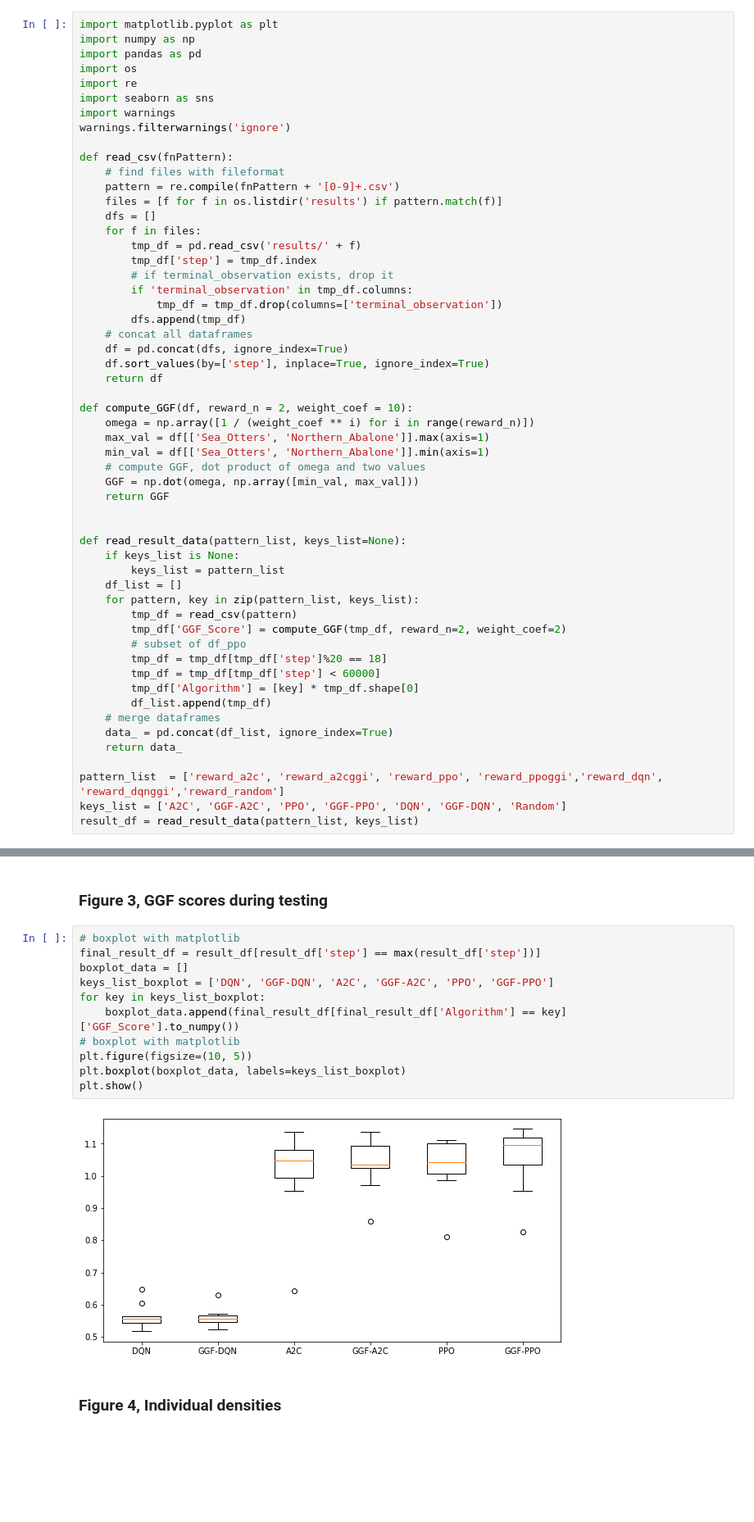
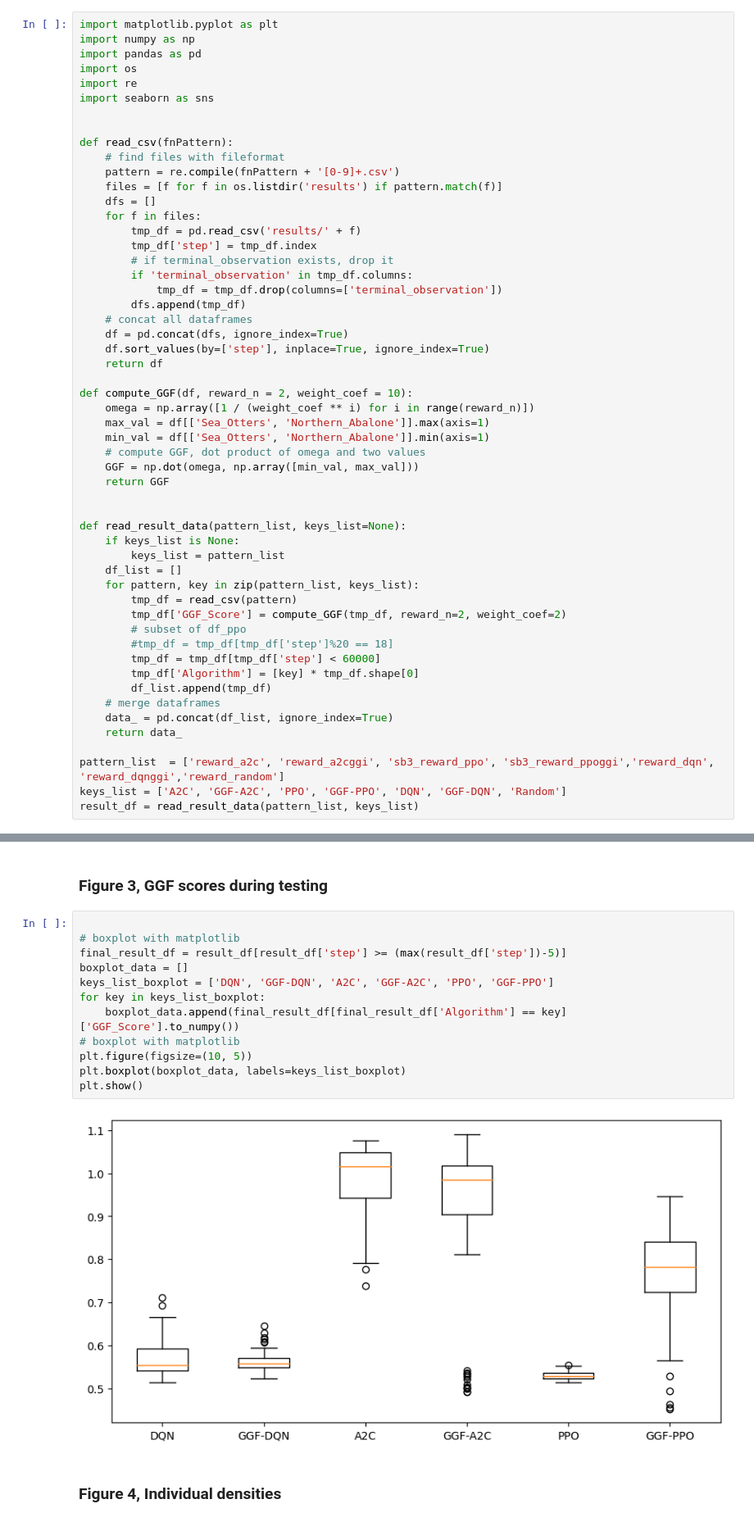
Before and after one commit to yan-dot-zhang/Fair-RL-project, a Jupyter notebook: AnalyzeResult.ipynb, the cells around one changed output, grey strips where cells are left out. Shown: that part at 82% size. Saved outputs shown, nothing was run; the diff lists cells and outputs as text; blank space fills up the shorter version.

```diff
--- a/AnalyzeResult.ipynb
+++ b/AnalyzeResult.ipynb
@@ -9,8 +9,7 @@ import pandas as pd
 import os
 import re
 import seaborn as sns
-import warnings
-warnings.filterwarnings('ignore')
+
 
 def read_csv(fnPattern):
     # find files with fileformat
@@ -46,7 +45,7 @@ def read_result_data(pattern_list, keys_list=None):
         tmp_df = read_csv(pattern)
         tmp_df['GGF_Score'] = compute_GGF(tmp_df, reward_n=2, weight_coef=2)
         # subset of df_ppo
-        tmp_df = tmp_df[tmp_df['step']%20 == 18]
+        #tmp_df = tmp_df[tmp_df['step']%20 == 18]
         tmp_df = tmp_df[tmp_df['step'] < 60000]
         tmp_df['Algorithm'] = [key] * tmp_df.shape[0]
         df_list.append(tmp_df)
@@ -54,7 +53,7 @@ def read_result_data(pattern_list, keys_list=None):
     data_ = pd.concat(df_list, ignore_index=True)
     return data_
 
-pattern_list  = ['reward_a2c', 'reward_a2cggi', 'reward_ppo', 'reward_ppoggi','reward_dqn', 'reward_dqnggi','reward_random']
+pattern_list  = ['reward_a2c', 'reward_a2cggi', 'sb3_reward_ppo', 'sb3_reward_ppoggi','reward_dqn', 'reward_dqnggi','reward_random']
 keys_list = ['A2C', 'GGF-A2C', 'PPO', 'GGF-PPO', 'DQN', 'GGF-DQN', 'Random']
 result_df = read_result_data(pattern_list, keys_list)
 # %% [markdown]
@@ -70,18 +80,19 @@ plt.show()
 # %% [markdown]
 ### Figure 3, GGF scores during testing
 # %%
+
 # boxplot with matplotlib
-final_result_df = result_df[result_df['step'] == max(result_df['step'])]
+final_result_df = result_df[result_df['step'] >= (max(result_df['step'])-5)]
 boxplot_data = []
 keys_list_boxplot = ['DQN', 'GGF-DQN', 'A2C', 'GGF-A2C', 'PPO', 'GGF-PPO']
 for key in keys_list_boxplot:
     boxplot_data.append(final_result_df[final_result_df['Algorithm'] == key]['GGF_Score'].to_numpy())
 # boxplot with matplotlib
 plt.figure(figsize=(10, 5))
 plt.boxplot(boxplot_data, labels=keys_list_boxplot)
 plt.show()
 # %% [output]
-[figure, old version]
+[figure, new version]
 # %% [markdown]
 ### Figure 4, Individual densities
 # %%
```
Also changed, not shown: parts of 2 cells of this notebook, 6 other files.
